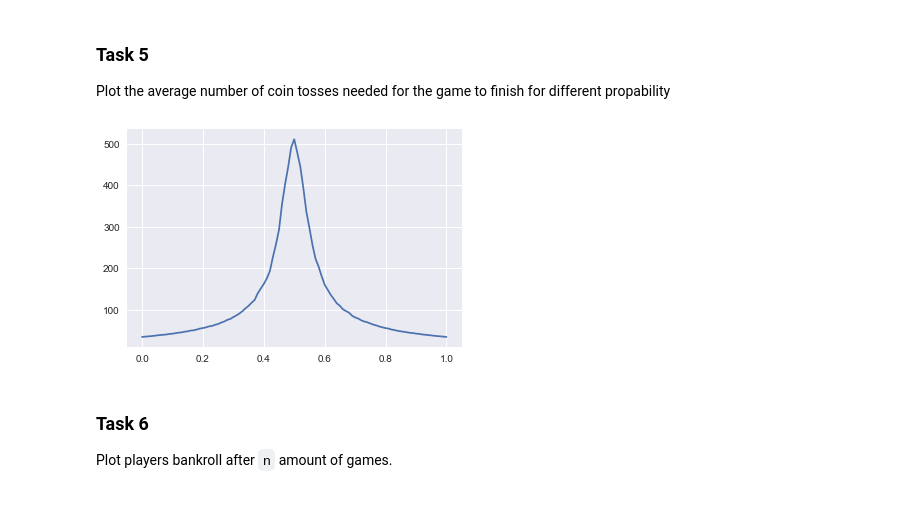
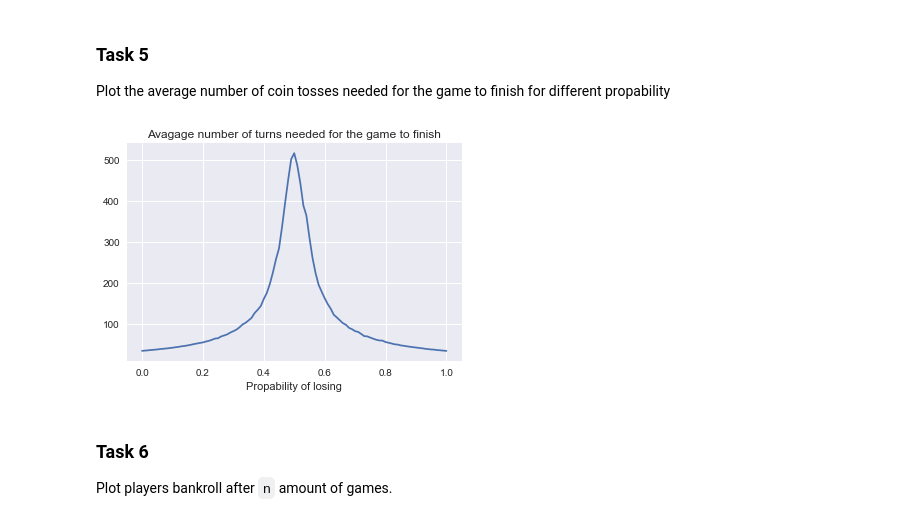
Before and after one commit to witekbobrowski/Academic, a Jupyter notebook: statistical-methods-winter-2017/gamblers-ruin-problem.ipynb, the cells around one changed output. Cells and saved outputs as stored; diff of their text form; code cells hidden in the pictures.

Commit message:
SM: Update gamlers-ruin-problem solutions and add plot image to README.

```diff
--- a/statistical-methods-winter-2017/gamblers-ruin-problem.ipynb
+++ b/statistical-methods-winter-2017/gamblers-ruin-problem.ipynb
@@ -141,10 +141,12 @@ Plot the average number of coin tosses needed for the game to finish for differe
 # %%
 propabilities = [propability/100 for propability in range(101)]
 results = [np.mean(number_of_games_to_end(1024, 16, propability)) for propability in propabilities]
 plt.plot(propabilities, results)
+plt.title("Avagage number of turns needed for the game to finish")
+plt.xlabel("Propability of losing")
 plt.show()
 # %% [output]
-[figure, old version]
+[figure, new version]
 # %% [markdown]
 ### Task 6
 Plot players bankroll after `n` amount of games.
```
Also changed, not shown: parts of 1 cell of this notebook, 2 other files.
